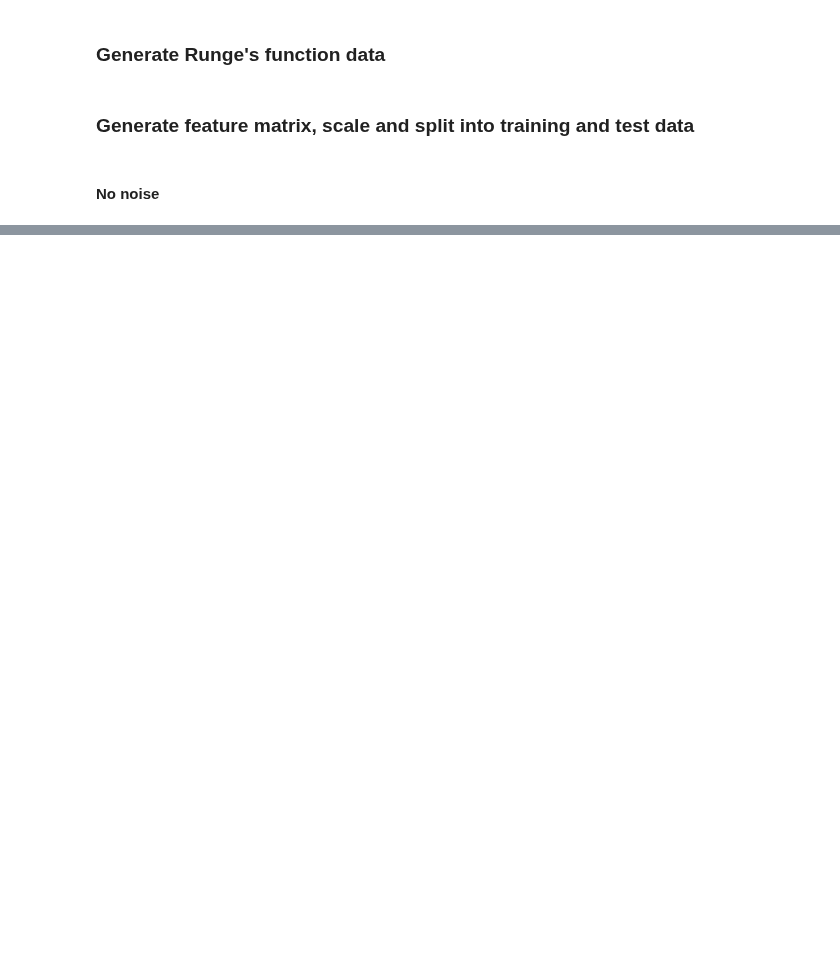
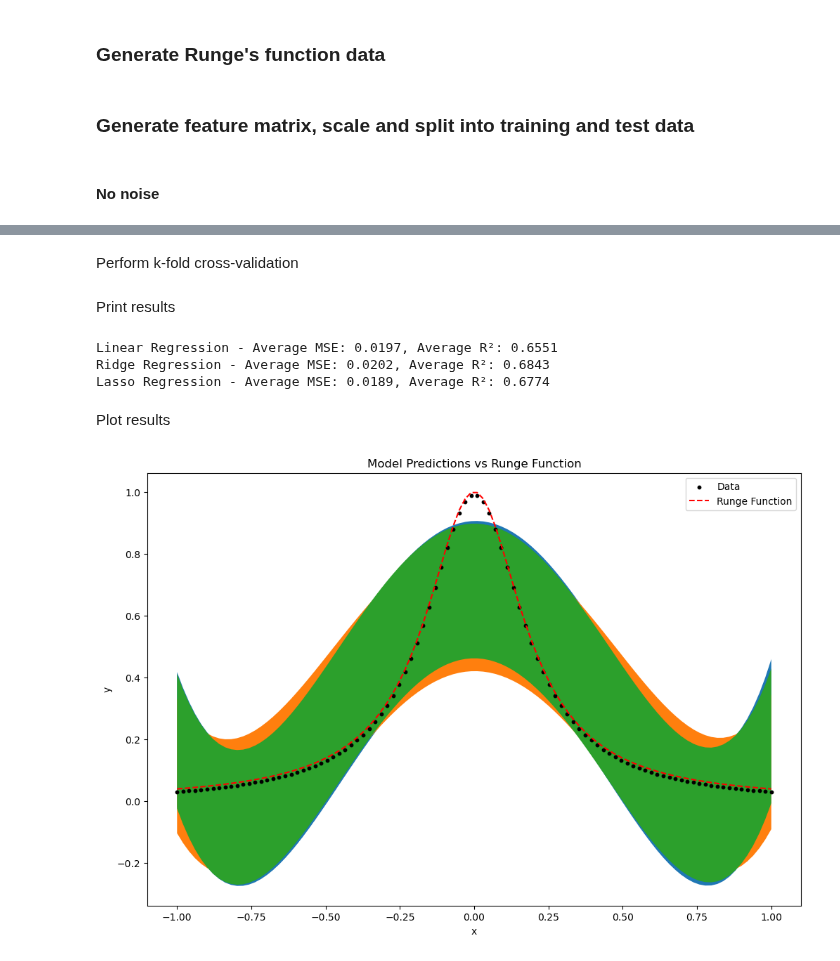
Before and after one commit to johtj/data_analysis_ml_projects, a Jupyter notebook: assignment1/code/assignment1_h.ipynb, the cells around one changed output, grey strips where cells are left out. Drawn from its saved outputs; the diff is of its cells as text; code cells hidden in the pictures; blank space fills up the shorter version.

```diff
--- a/assignment1/code/assignment1_h.ipynb
+++ b/assignment1/code/assignment1_h.ipynb
@@ -82,0 +101,61 @@ y_train_scaled_noise, y_test_scaled_noise, y_train_mean_noise, y_train_std_noise
+# %% [markdown]
+Perform k-fold cross-validation
+# %%
+# perform k-fold cross-validation
+for train_index, test_index in kf.split(X_scaled):
+    X_train, X_test = X_scaled[train_index], X_scaled[test_index]
+    y_train, y_test = y[train_index], y[test_index]
+
+    for name, model in models.items():
+        model.fit(X_train, y_train)
+        y_pred = model.predict(X_test)
+        mse = mean_squared_error(y_test, y_pred)
+        r2 = r2_score(y_test, y_pred)
+        results[name]['mse'].append(mse)
+        results[name]['r2'].append(r2)
+# %% [markdown]
+Print results
+# %%
+# print results
+for name, metrics in results.items():
+    avg_mse = np.mean(metrics['mse'])
+    avg_r2 = np.mean(metrics['r2'])
+    print(f"{name} - Average MSE: {avg_mse:.4f}, Average R²: {avg_r2:.4f}")
+# %% [output]
+Linear Regression - Average MSE: 0.0197, Average R²: 0.6551
+Ridge Regression - Average MSE: 0.0202, Average R²: 0.6843
+Lasso Regression - Average MSE: 0.0189, Average R²: 0.6774
+# %% [markdown]
+Plot results
+# %%
+colors = {
+    'Linear Regression': 'blue',
+    'Ridge Regression': 'green',
+    'Lasso Regression': 'orange',
+    'Runge Function': 'red',
+    'Data': 'black'
+}
+
+x_plot = np.linspace(-1, 1, 100).reshape(-1, 1)
+X_plot_poly = poly.transform(x_plot)
+X_plot_scaled = scaler.transform(X_plot_poly)
+
+plt.figure(figsize=(12, 8))
+
+for name, model in models.items():
+    y_plot = model.predict(X_plot_scaled)
+    plt.fill_between(x_plot.ravel(), np.max(y_plot,axis=1), np.min(y_plot,axis=1))
+    #plt.plot(x_plot, np.max(y_plot,axis=1), label=name, color=colors[name])
+
+plt.scatter(x, y if y.ndim == 1 else y[:, 0], color=colors['Data'], label='Data', s=10)
+plt.plot(x_plot, runge_function(x_plot), label='Runge Function', linestyle='--', color=colors['Runge Function'])
+plt.title('Model Predictions vs Runge Function')
+handles, labels = plt.gca().get_legend_handles_labels()
+by_label = dict(zip(labels, handles))
+plt.legend(by_label.values(), by_label.keys())
+plt.xlabel('x')
+plt.ylabel('y')
+plt.savefig("cross-validation.png")
+plt.show()
+# %% [output]
+[figure, added]
```
Also changed, not shown: parts of 16 cells of this notebook, 8 other files.
